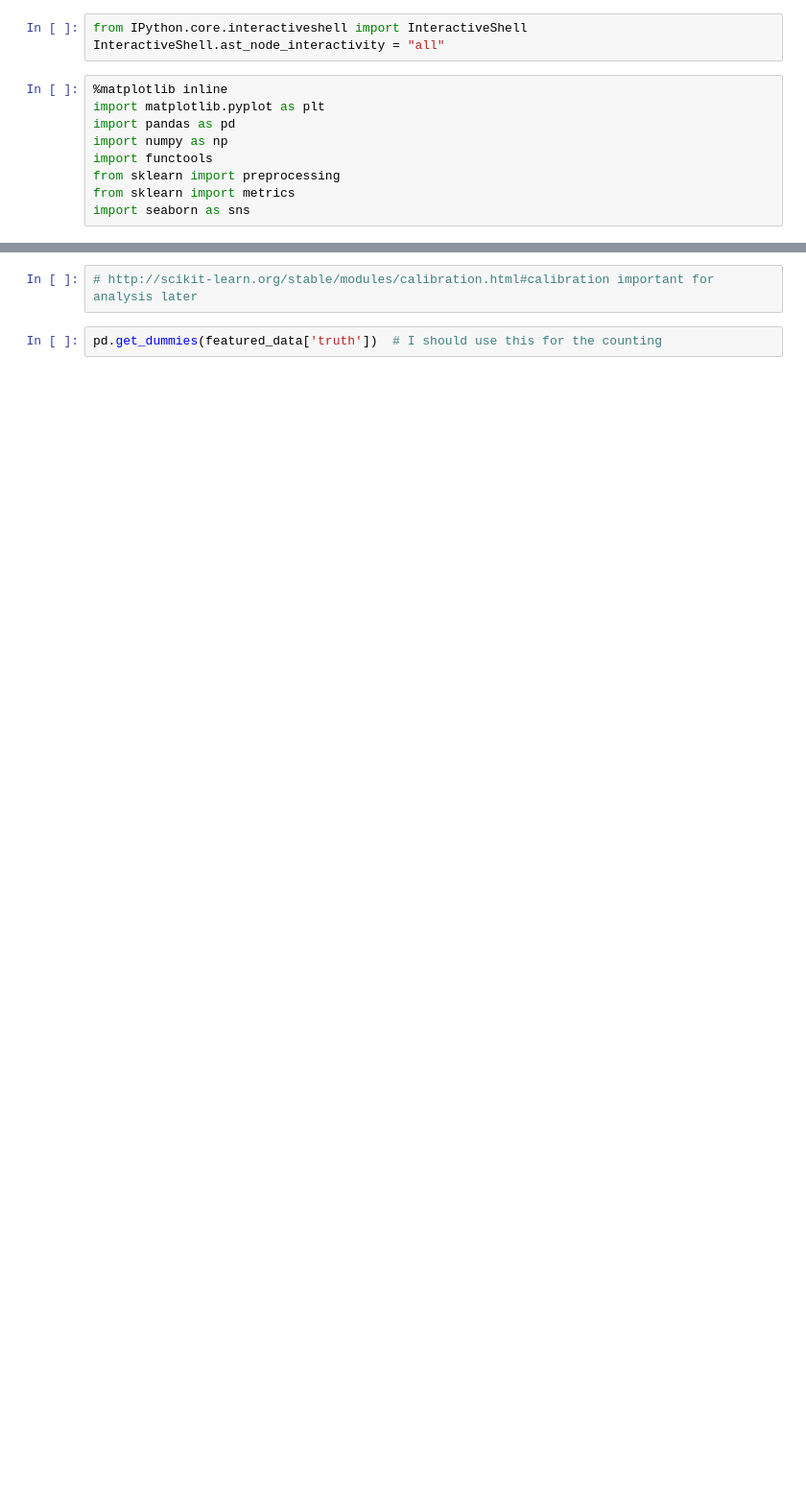
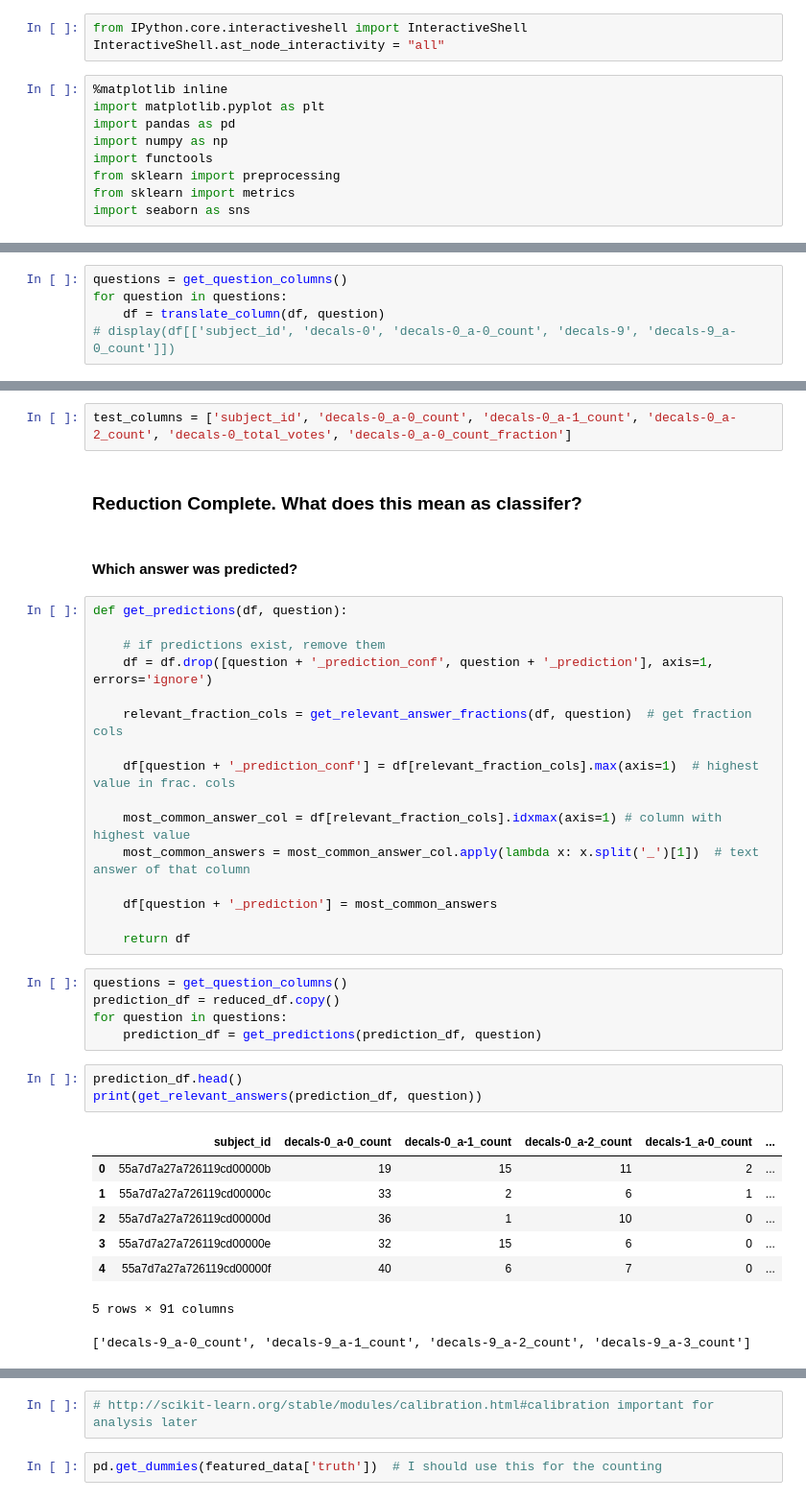
Before and after one commit to willettk/decals, a Jupyter notebook: is_panoptes_working.ipynb, the cells around one changed output, grey strips where cells are left out. Shown: that part at 96% size. Drawn from its saved outputs; the diff is of its cells as text; blank space fills up the shorter version.

```diff
--- a/is_panoptes_working.ipynb
+++ b/is_panoptes_working.ipynb
@@ -139,0 +106,5 @@ avg / total       0.34      0.34      0.31      8460
+# %%
+questions = get_question_columns()
+for question in questions:
+    df = translate_column(df, question)
+# display(df[['subject_id', 'decals-0', 'decals-0_a-0_count', 'decals-9', 'decals-9_a-0_count']])
@@ -139,0 +236,39 @@ avg / total       0.34      0.34      0.31      8460
+# %%
+test_columns = ['subject_id', 'decals-0_a-0_count', 'decals-0_a-1_count', 'decals-0_a-2_count', 'decals-0_total_votes', 'decals-0_a-0_count_fraction']
+# %% [markdown]
+### Reduction Complete. What does this mean as classifer?
+# %% [markdown]
+#### Which answer was predicted?
+# %%
+def get_predictions(df, question):
+
+    # if predictions exist, remove them
+    df = df.drop([question + '_prediction_conf', question + '_prediction'], axis=1, errors='ignore')
+
+    relevant_fraction_cols = get_relevant_answer_fractions(df, question)  # get fraction cols
+
+    df[question + '_prediction_conf'] = df[relevant_fraction_cols].max(axis=1)  # highest value in frac. cols
+
+    most_common_answer_col = df[relevant_fraction_cols].idxmax(axis=1) # column with highest value
+    most_common_answers = most_common_answer_col.apply(lambda x: x.split('_')[1])  # text answer of that column
+
+    df[question + '_prediction'] = most_common_answers
+
+    return df
+# %%
+questions = get_question_columns()
+prediction_df = reduced_df.copy()
+for question in questions:
+    prediction_df = get_predictions(prediction_df, question)
+# %%
+prediction_df.head()
+print(get_relevant_answers(prediction_df, question))
+# %% [output]
+|  | subject_id | decals-0_a-0_count | decals-0_a-1_count | decals-0_a-2_count | decals-1_a-0_count | ... |
+| 0 | 55a7d7a27a726119cd00000b | 19 | 15 | 11 | 2 | ... |
+| 1 | 55a7d7a27a726119cd00000c | 33 | 2 | 6 | 1 | ... |
+| 2 | 55a7d7a27a726119cd00000d | 36 | 1 | 10 | 0 | ... |
+| 3 | 55a7d7a27a726119cd00000e | 32 | 15 | 6 | 0 | ... |
+| 4 | 55a7d7a27a726119cd00000f | 40 | 6 | 7 | 0 | ... |
+5 rows × 91 columns
+['decals-9_a-0_count', 'decals-9_a-1_count', 'decals-9_a-2_count', 'decals-9_a-3_count']
```
Also changed, not shown: parts of 54 cells of this notebook, 3 other files.
